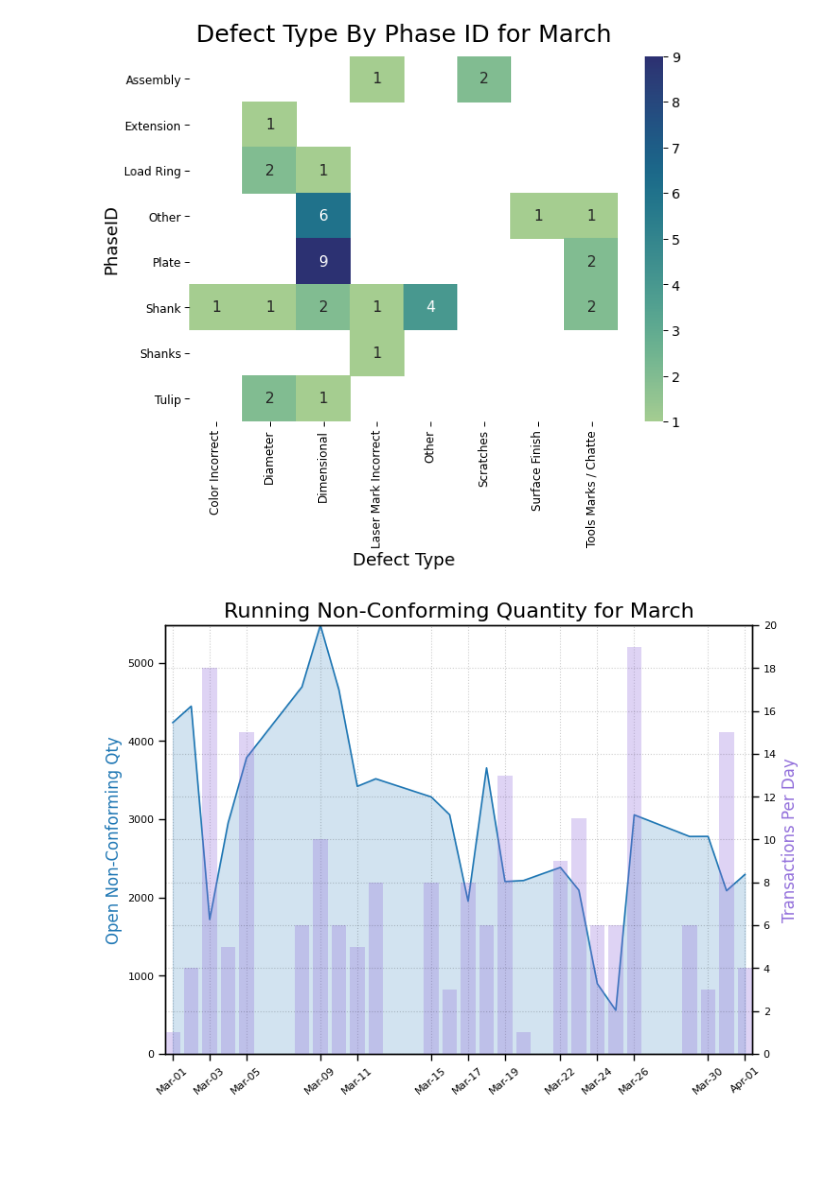
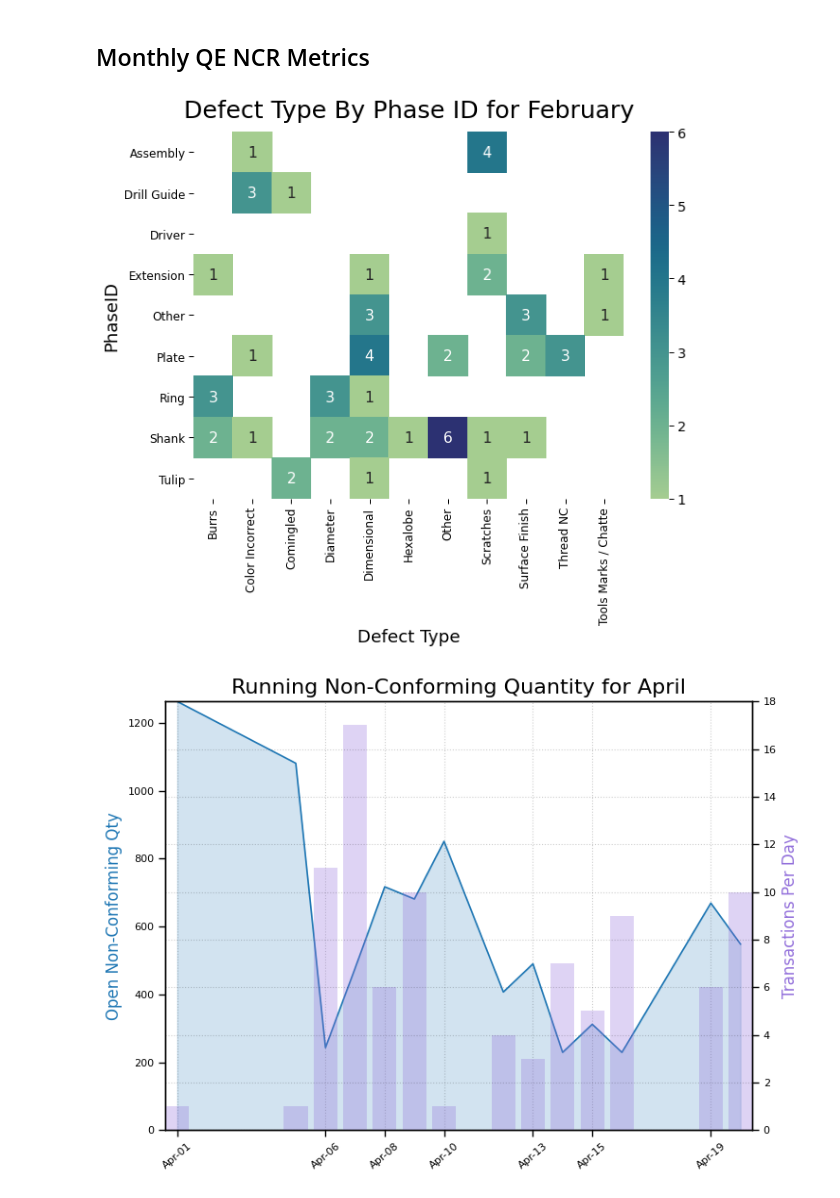
Before and after one commit to tall-geese/MonthlyQEMetrics, a Jupyter notebook: Jupyter/QE Metrics.ipynb, the cells around one changed output. Drawn from its saved outputs; the diff is of its cells as text; code cells hidden in the pictures; blank space fills up the shorter version.

Commit message:
Adjusted heatmap to fit regular expression of catgeories. These values are hand-typed by the user so they end up not being identical and not ideal to group on

```diff
--- a/Jupyter/QE Metrics.ipynb
+++ b/Jupyter/QE Metrics.ipynb
@@ -1,3 +1,5 @@
+# %% [markdown]
+## Monthly QE NCR Metrics
 # %%
 import pandas as pd
 import matplotlib.pyplot as plt
@@ -13,8 +16,8 @@ from config import epicorConnectionString, unipointConnectionString
 CHANGE DATES AS NEEDED, format = "'yyyy-mm-dd'"
 results are between and including the given dates
 """
-from_date = "'2021-03-01'"
-to_date = "'2021-04-01'"
+from_date = "'2021-02-01'"
+to_date = "'2021-03-01'"
 
 # SQL Connection
 con = create_engine(unipointConnectionString).connect()
@@ -30,42 +33,52 @@ NC_df = pd.read_sql(text(NC_df_Query), con)
 Dept_df = pd.read_csv('csv\JCDept.csv',names=['Origin_ref','Origin'])
 
 # Merge Data Frames, translate dept codes into Names
 Dept_df['Origin_ref'] = Dept_df['Origin_ref'].astype('object')
 NC_df = NC_df.merge(Dept_df, how='left', on='Origin_ref')
 NC_df['NCR_Date'] = NC_df['NCR_Date'].astype('datetime64')
 
 
 # Grab the 3 columns that we care about and groupby in order to count the number of occurences
-NC_month_gb_df = NC_month_df[['Reference','Class','Status']]
+NC_month_gb_df = NC_df[['Reference','Class','Status']]
+
+pd.set_option('display.max_rows', NC_month_gb_df.shape[0]+1)
+
+# Becuase the phaseIDs in the form must be hand-typed, they don't always match up with the desired grouping. Assing them new values based on True for fitting
+#     regular expressions
+for phaseID in ['Assembly','Clip Ring','Connector','Drill Guide','Driver','Extension','Load Ring','Other','Peek','Plate','Raw Material','Ring','Shank','Tooling','Tower','Tulip']:
+    NC_month_gb_df['Reference'][NC_month_gb_df['Reference'].str.contains(r"({0})".format(phaseID), flags=re.IGNORECASE)] = phaseID
+
+
 NC_month_gb_df = NC_month_gb_df.groupby(['Reference','Class'])['Status'].count().reset_index()
 NC_month_gb_df = NC_month_gb_df.pivot('Reference', 'Class','Status')
 
 # Setup Plot
 sns.set_context('paper', font_scale=1.6)
 f, ax = plt.subplots(figsize=(10,7))
 
 # Plot Heatmap
+# https://seaborn.pydata.org/tutorial/color_palettes.html
 cmap = sns.color_palette('crest', as_cmap=True)
 sns.heatmap(NC_month_gb_df, annot=True, cmap=cmap, ax=ax, cbar_kws={'orientation': 'vertical'})
 
 # Decorators
 plt.xlabel("Defect Type", fontsize=18)
 plt.ylabel("PhaseID", fontsize=18)
 plt.title('Defect Type By Phase ID for ' + dt.strptime(from_date.strip("'"),'%Y-%m-%d').strftime('%B'), fontsize=25, pad=15.0)
 plt.yticks(rotation=0, fontsize=12)
 plt.xticks(rotation=90, fontsize=12)
 
 # Close Connections
 con.close()
 # %% [output]
-[figure, old version]
+[figure, new version]
 # %%
 
 """
 CHANGE AS NEEDED, date format in 'yyyy-mm-dd'
 """
-from_date = "'2021-03-01'"
-to_date = "'2021-04-01'"
+from_date = "'2021-04-01'"
+to_date = "'2021-04-20'"
 
 
 # Read the queries from our working sql files
@@ -136,4 +149,4 @@ plt.title("Running Non-Conforming Quantity for " +
 # Close connection
 con.close()
 # %% [output]
-[figure, old version]
+[figure, new version]
```
Also changed, not shown: parts of 1 cell of this notebook.
